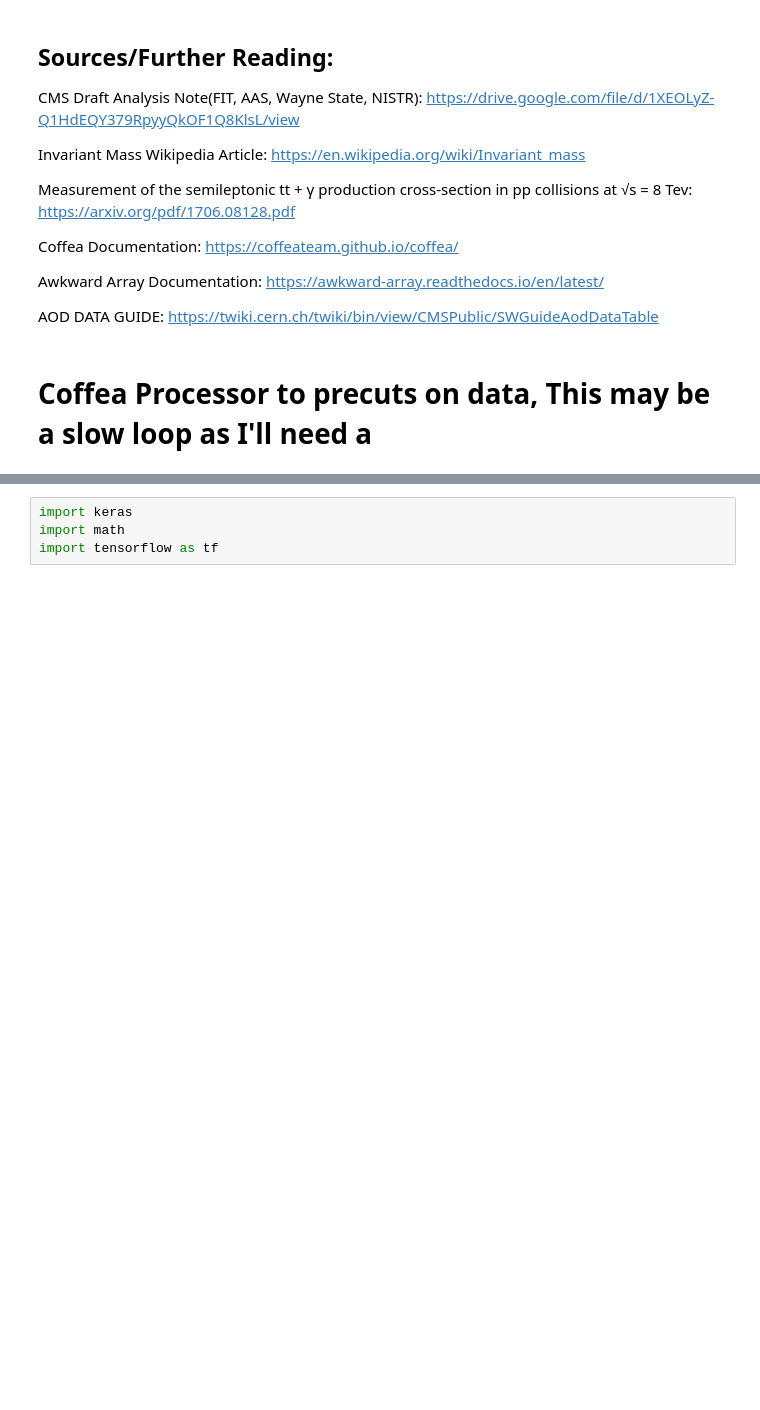
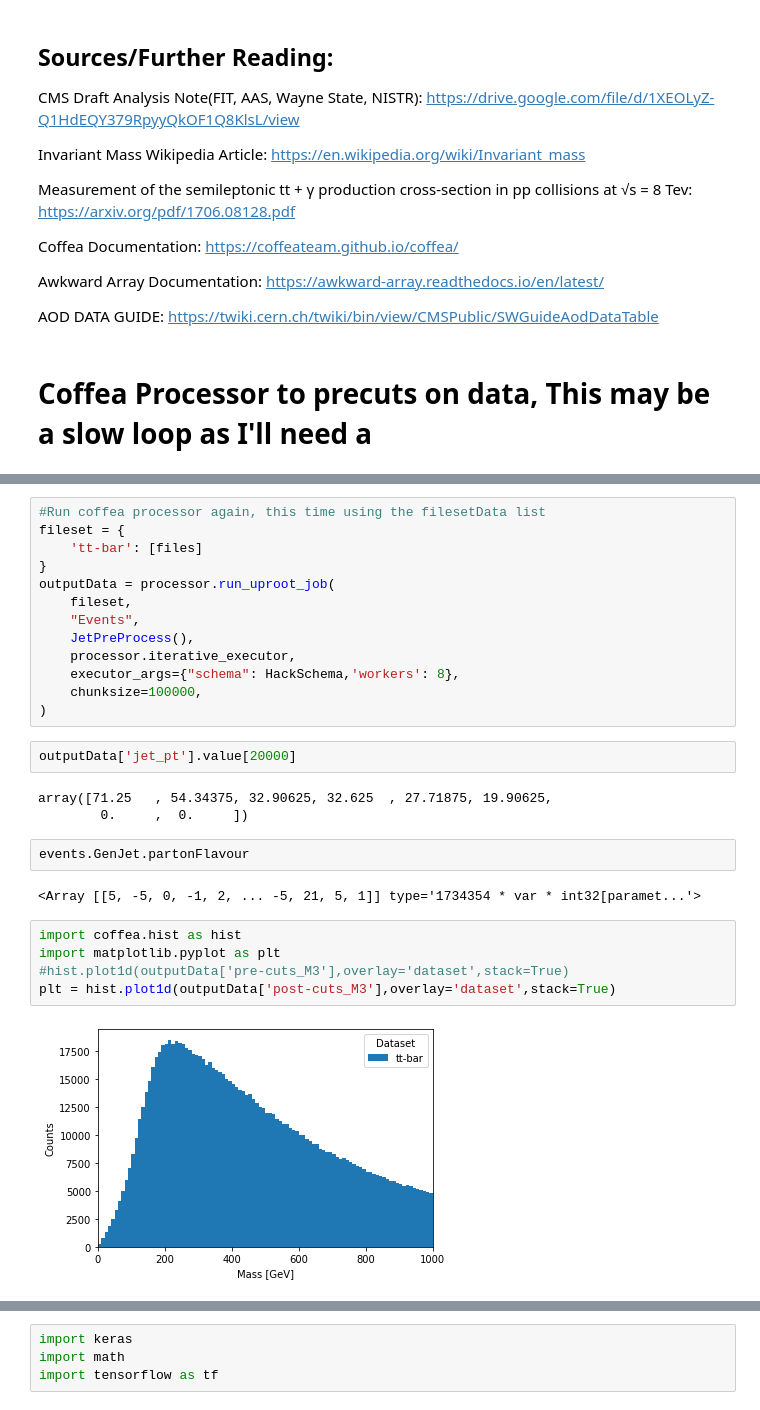
Before and after one commit to zshelton2015/Top_Tag_Repo, a Jupyter notebook: M3_Reconstruction.ipynb, the cells around one changed output, grey strips where cells are left out. Saved outputs shown, nothing was run; the diff lists cells and outputs as text; blank space fills up the shorter version.

Commit message:
Added Coffea Processor Loop for working through data

```diff
--- a/M3_Reconstruction.ipynb
+++ b/M3_Reconstruction.ipynb
@@ -304,3 +241,32 @@ class MuonSelector(processor.ProcessorABC):
 
     def postprocess(self, accumulator):
         return accumulator
+# %%
+#Run coffea processor again, this time using the filesetData list
+fileset = {
+    'tt-bar': [files]
+}
+outputData = processor.run_uproot_job(
+    fileset,
+    "Events",
+    JetPreProcess(),
+    processor.iterative_executor,
+    executor_args={"schema": HackSchema,'workers': 8},
+    chunksize=100000,
+)
+# %%
+outputData['jet_pt'].value[20000]
+# %% [output]
+array([71.25   , 54.34375, 32.90625, 32.625  , 27.71875, 19.90625,
+        0.     ,  0.     ])
+# %%
+events.GenJet.partonFlavour
+# %% [output]
+<Array [[5, -5, 0, -1, 2, ... -5, 21, 5, 1]] type='1734354 * var * int32[paramet...'>
+# %%
+import coffea.hist as hist
+import matplotlib.pyplot as plt
+#hist.plot1d(outputData['pre-cuts_M3'],overlay='dataset',stack=True)
+plt = hist.plot1d(outputData['post-cuts_M3'],overlay='dataset',stack=True)
+# %% [output]
+[figure, added]
```
Also changed, not shown: parts of 8 cells of this notebook.
